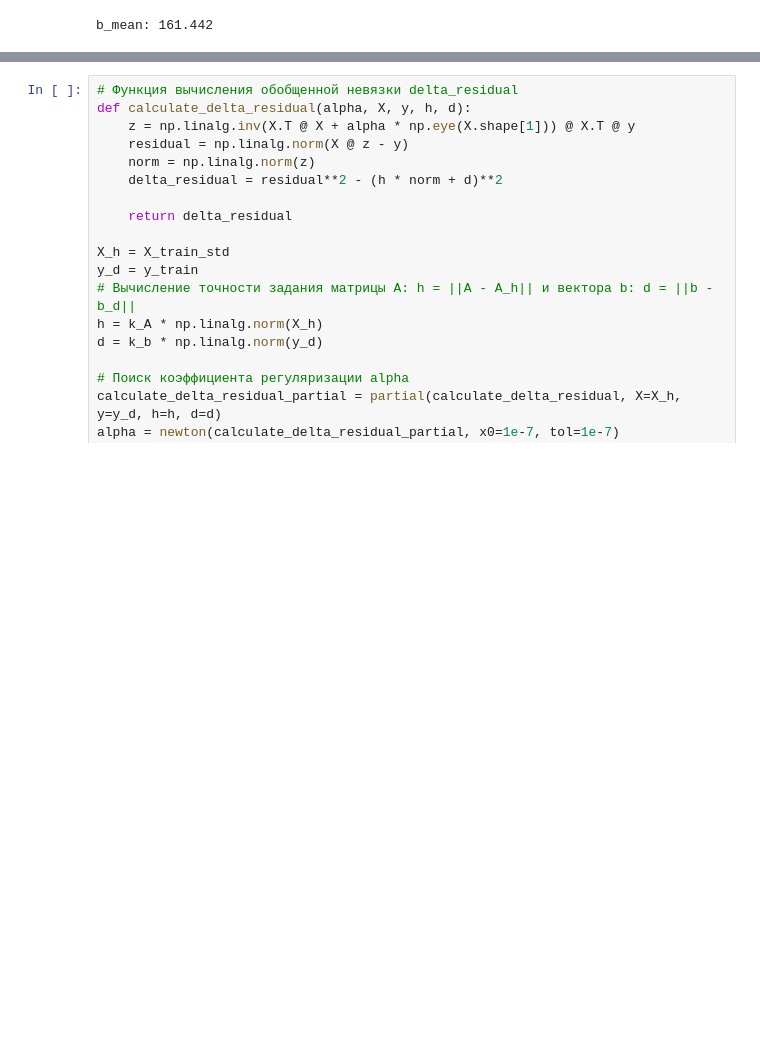
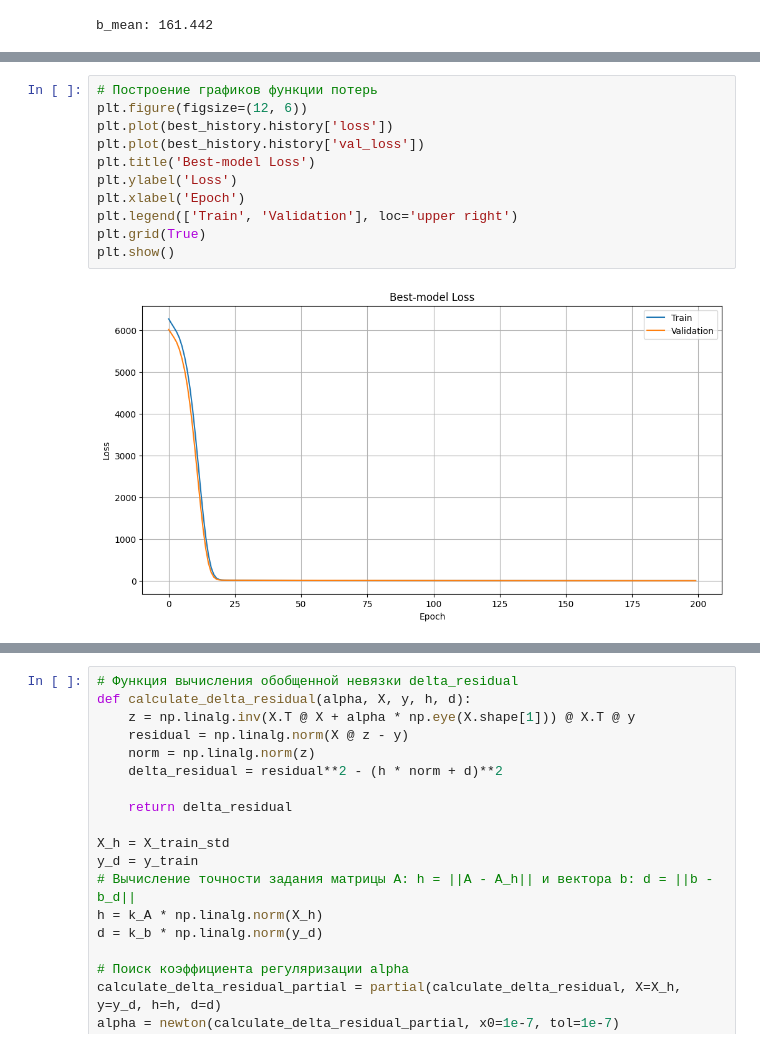
Before and after one commit to GorshkovAndrey/Extrapolation_of_regression, a Jupyter notebook: Модели регрессии/extrapolation (dataset_2, random_state=1968).ipynb, the cells around one changed output, grey strips where cells are left out. Drawn from its saved outputs; the diff is of its cells as text; blank space fills up the shorter version.

```diff
--- a/Модели регрессии/extrapolation (dataset_2, random_state=1968).ipynb
+++ b/Модели регрессии/extrapolation (dataset_2, random_state=1968).ipynb
@@ -347,0 +426,13 @@ b_mean: 161.442
+# %%
+# Построение графиков функции потерь
+plt.figure(figsize=(12, 6))
+plt.plot(best_history.history['loss'])
+plt.plot(best_history.history['val_loss'])
+plt.title('Best-model Loss')
+plt.ylabel('Loss')
+plt.xlabel('Epoch')
+plt.legend(['Train', 'Validation'], loc='upper right')
+plt.grid(True)
+plt.show()
+# %% [output]
+[figure, added]
```
Also changed, not shown: parts of 12 cells of this notebook, 7 other files.
